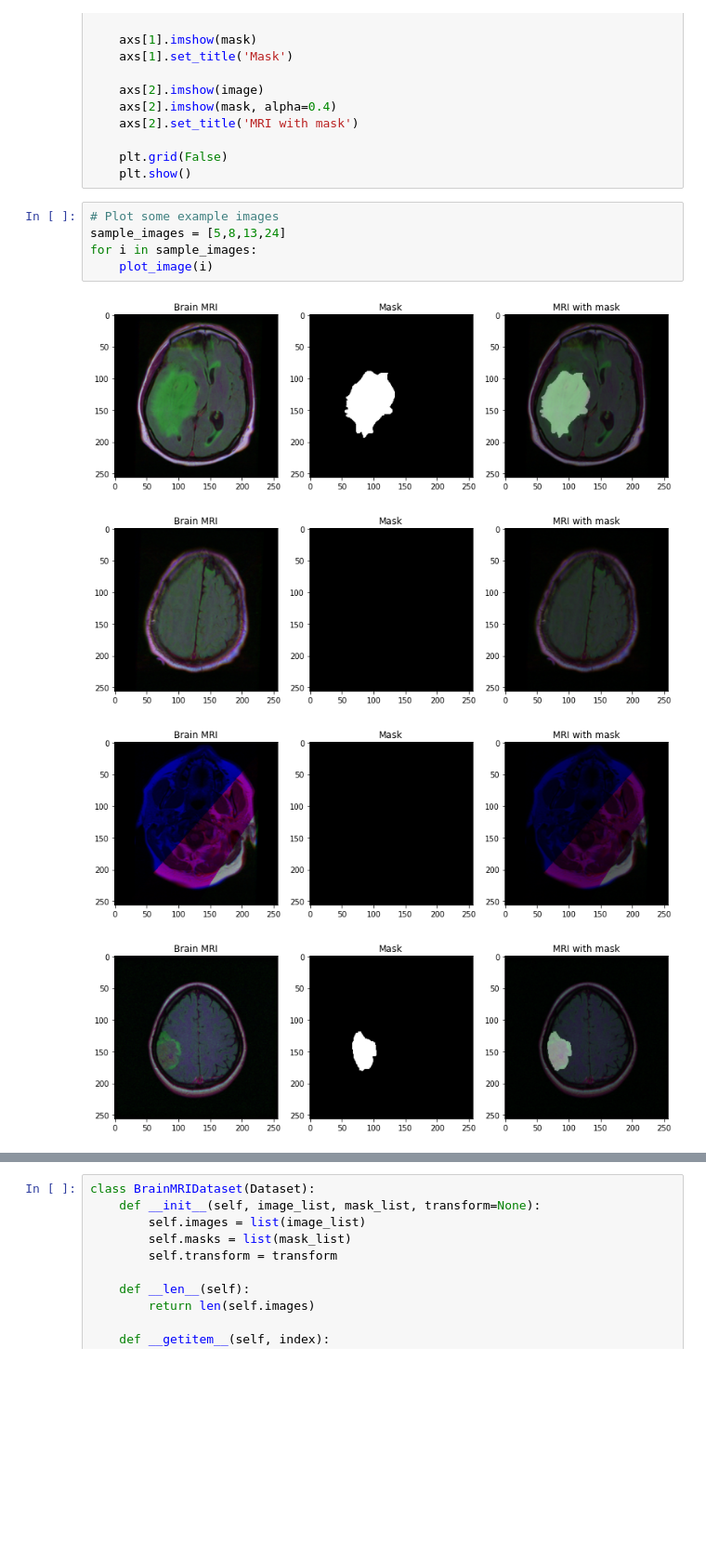
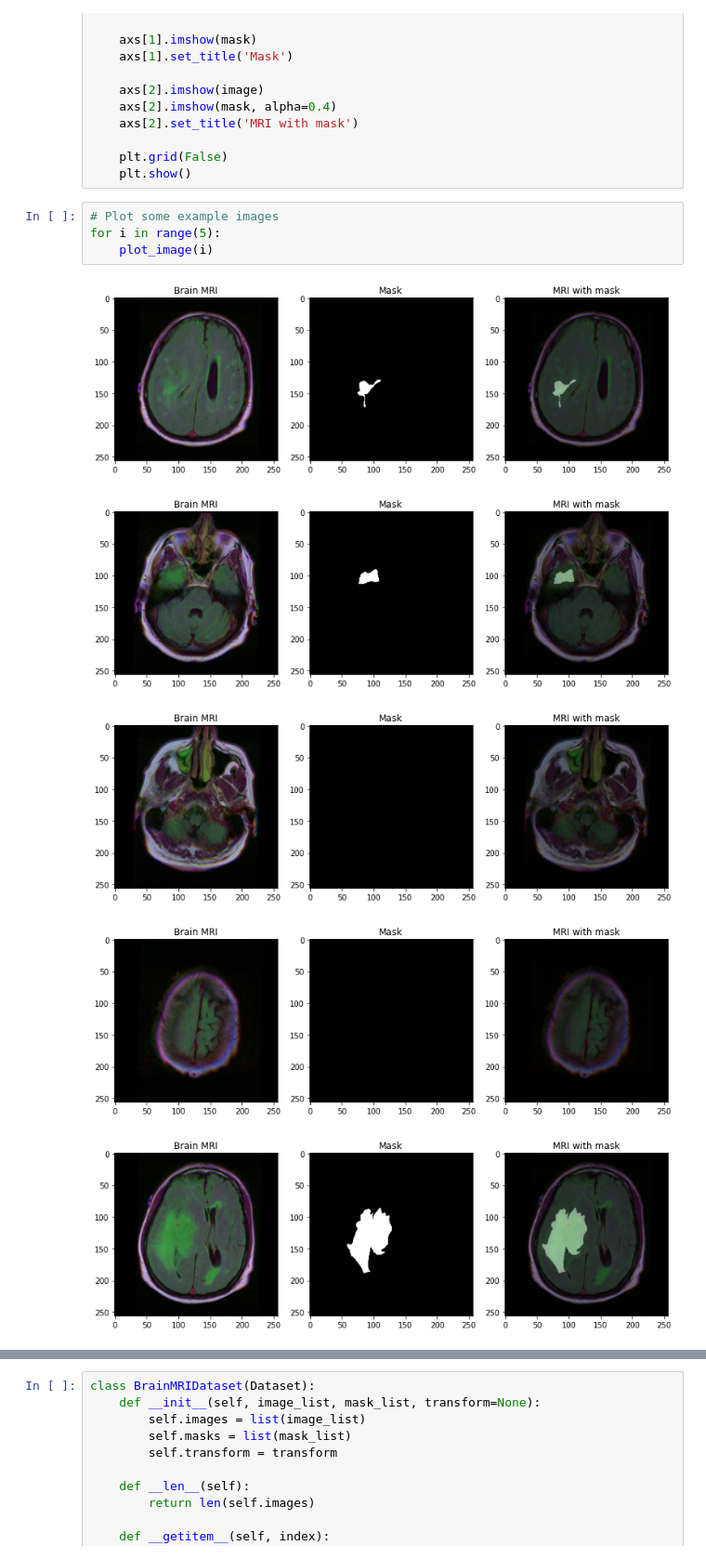
Before and after one commit to BaiqingL/CS523-Final, a Jupyter notebook: tumorSegmentation.ipynb, the cells around one changed output, grey strips where cells are left out. Shown at 93% size. Cells and saved outputs as stored; diff of their text form; blank space fills up the shorter version.

```diff
--- a/tumorSegmentation.ipynb
+++ b/tumorSegmentation.ipynb
@@ -107,14 +108,14 @@ def plot_image(i):
     plt.show()
 # %%
 # Plot some example images
-sample_images = [5,8,13,24]
-for i in sample_images:
+for i in range(5):
     plot_image(i)
 # %% [output]
-[figure, old version]
+[figure, new version]
-[figure, old version]
+[figure, new version]
-[figure, old version]
+[figure, new version]
-[figure, old version]
+[figure, new version]
+[figure, added]
 # %%
 # Training samples vs testing samples
 len(train), len(test)
```
Also changed, not shown: parts of 15 cells of this notebook.
